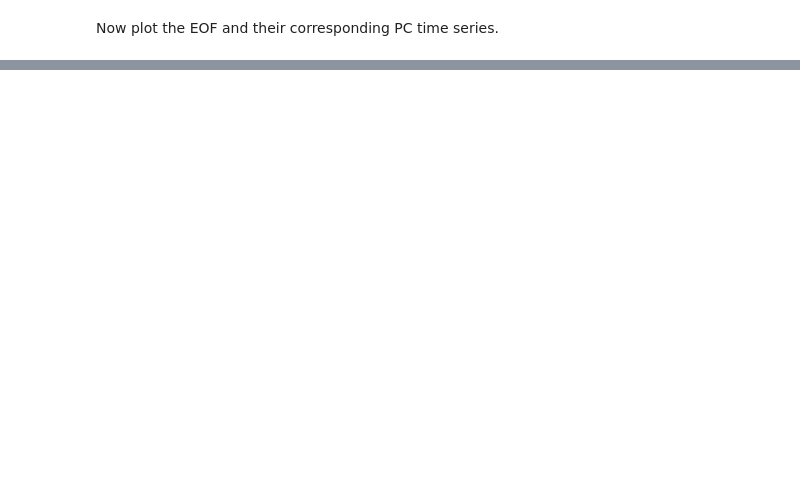
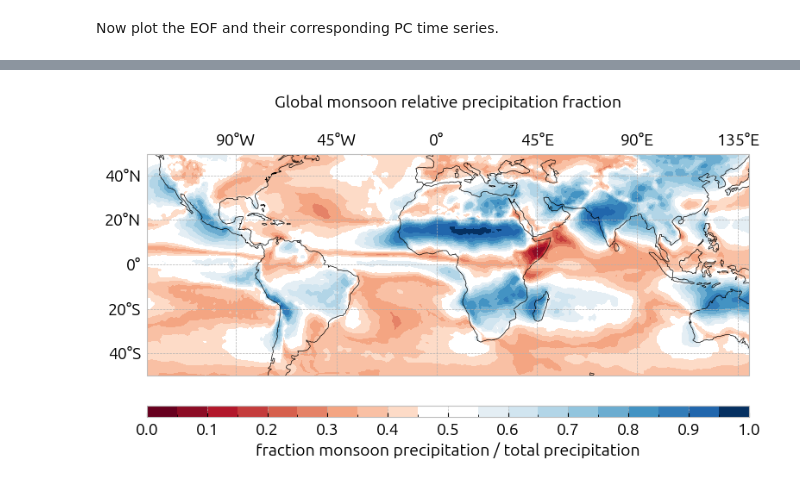
Before and after one commit to fstrnad/geoutils, a Jupyter notebook: tutorials/global_monsoon.ipynb, the cells around one changed output, grey strips where cells are left out. Drawn from its saved outputs; the diff is of its cells as text; code cells hidden in the pictures; blank space fills up the shorter version.

```diff
--- a/tutorials/global_monsoon.ipynb
+++ b/tutorials/global_monsoon.ipynb
@@ -120,0 +147,30 @@ gplt.save_fig(savepath, fig=im['fig'])
+# %%
+import xarray as xr
+reload(tu)
+q = 0.6
+pr_quantile = tu.compute_quantile(input_data, 0.6)
+pr_sum_jjas = tu.compute_sum(pr_jjas)
+pr_sum_djfm = tu.compute_sum(pr_djfm)
+pr_sum_year = tu.compute_sum(input_data)
+rel_frac_jjas = pr_sum_jjas / pr_sum_year
+rel_frac_djfm = pr_sum_djfm / pr_sum_year
+
+rel_map = xr.where(
+    abs(rel_frac_jjas) > abs(rel_frac_djfm), abs(rel_frac_jjas), rel_frac_djfm
+)
+
+im = gplt.plot_map(rel_map,
+                   vmin=0, vmax=1,
+                   cmap='RdBu',
+                   title=f'Global monsoon relative precipitation fraction',
+                   centercolor='white',
+                   label='fraction monsoon precipitation / total precipitation',
+                   levels=20,
+                   lon_range=[-130, 140]
+                   )
+
+savepath = plot_dir +\
+    f"/gm_rel_frac.png"
+gplt.save_fig(savepath, fig=im['fig'])
+# %% [output]
+[figure, added]
```
Also changed, not shown: parts of 8 cells of this notebook, 8 other files.
